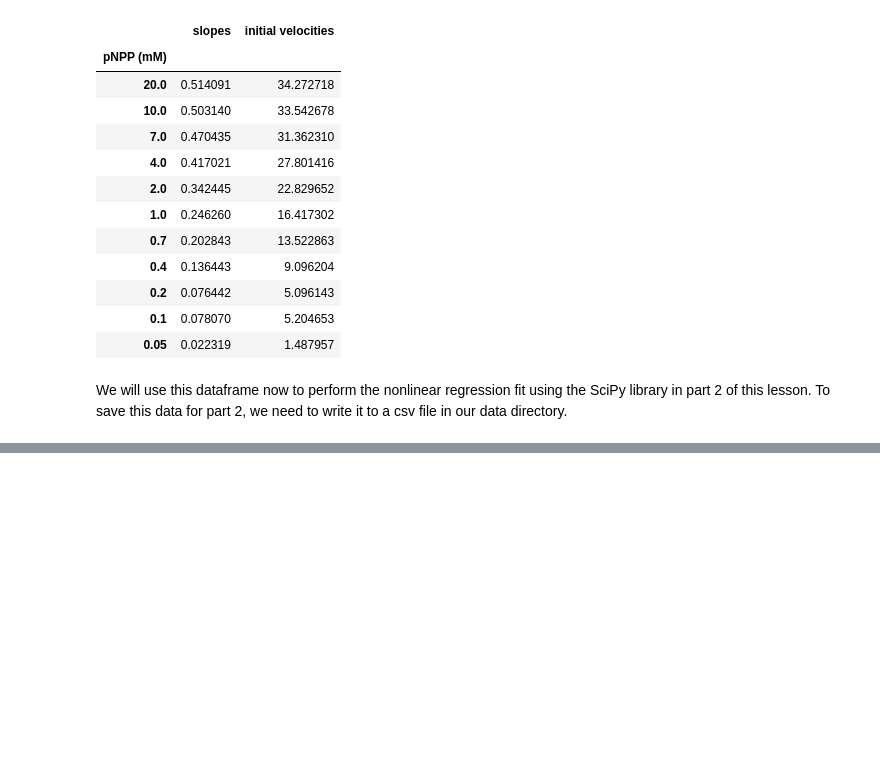
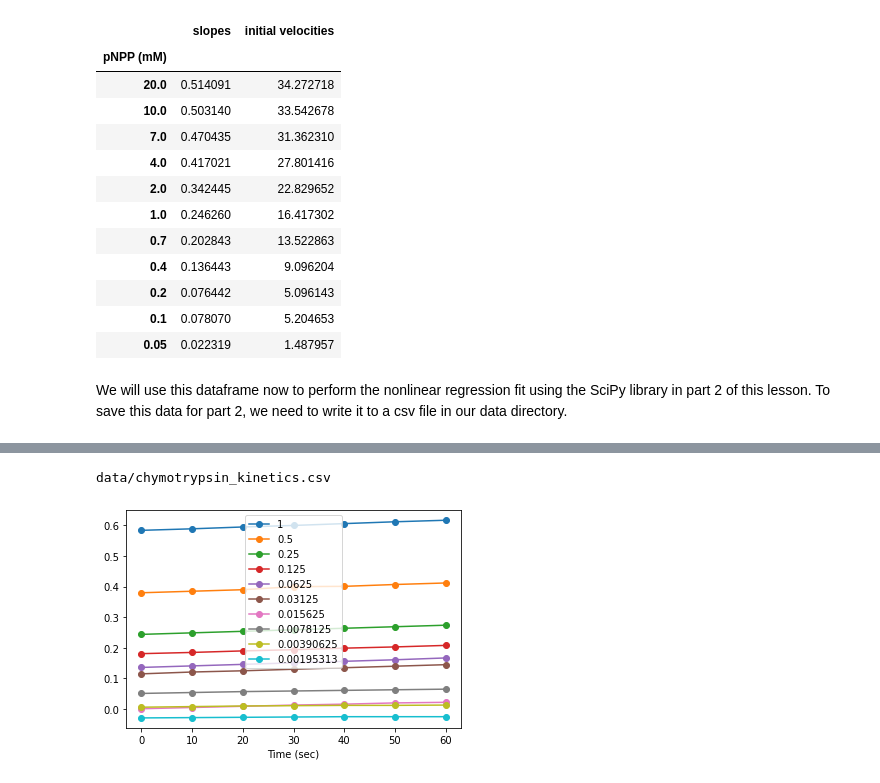
Before and after one commit to MolSSI-Education/python-scripting-biochemistry, a Jupyter notebook: biochemist-python/chapters/nonlinear_regression_part_1.ipynb, the cells around one changed output, grey strips where cells are left out. Saved outputs shown, nothing was run; the diff lists cells and outputs as text; code cells hidden in the pictures; blank space fills up the shorter version.

```diff
--- a/biochemist-python/chapters/nonlinear_regression_part_1.ipynb
+++ b/biochemist-python/chapters/nonlinear_regression_part_1.ipynb
@@ -226,3 +262,61 @@ print(chymo_MM_df)
 The solution is in the next cell. We will remove that cell before we publish the final Jupyter book.
 
 </div>
+# %%
+# import the libraries we need
+import os
+import pandas as pd
+import numpy as np
+from scipy import stats
+
+# create the filehandle for the csv file
+datafile = os.path.join('data', 'chymotrypsin_kinetics.csv') # filehandle created
+print(datafile) # checking on this step
+
+# create the pandas dataframe using read_csv
+chymo_rates_df = pd.read_csv(datafile)
+chymo_rates_df.head() # looking at the first five rows of the dataframe
+
+# set the time as the index
+chymo_rates_df.set_index('Time (sec)', inplace = True)
+chymo_rates_df.head()
+
+# check the datatype for the numbers
+chymo_rates_df.index.dtype
+
+# inspect the data
+chymo_rates_df.plot(marker = 'o') # looking at the data
+
+# create a second dataframe with substrate concentration as the first series
+chymo_MM_df = pd.DataFrame()
+chymo_MM_df['pNPA (mM)'] = chymo_rates_df.columns
+chymo_MM_df
+
+# calculate slopes at each substrate concentration
+slopes = [] # create an empty list
+for column in chymo_rates_df.columns:
+    slope, _, _, _, _, = stats.linregress(chymo_rates_df.index, chymo_rates_df[column])
+    slopes.append(slope)
+
+# Add the new slopes to the dataframe
+chymo_MM_df['slopes'] = slopes
+
+# check the dataframe
+chymo_MM_df
+
+# Make 'pNPA(mM)' the index
+chymo_MM_df.set_index('pNPA (mM)', inplace = True)
+
+# check the dataframe
+chymo_MM_df.head()
+
+# Calculate the initial velocities
+chymo_MM_df['initial velocities'] = chymo_MM_df['slopes'] / 0.01832
+chymo_MM_df
+
+# Export the datafile to a csv file
+outputfile = os.path.join('data', 'chymo_MM_data.csv')
+chymo_MM_df.to_csv(outputfile)
+# %% [output]
+data/chymotrypsin_kinetics.csv
+[figure, added]
```
Also changed, not shown: parts of 2 cells of this notebook, 1 other file.
